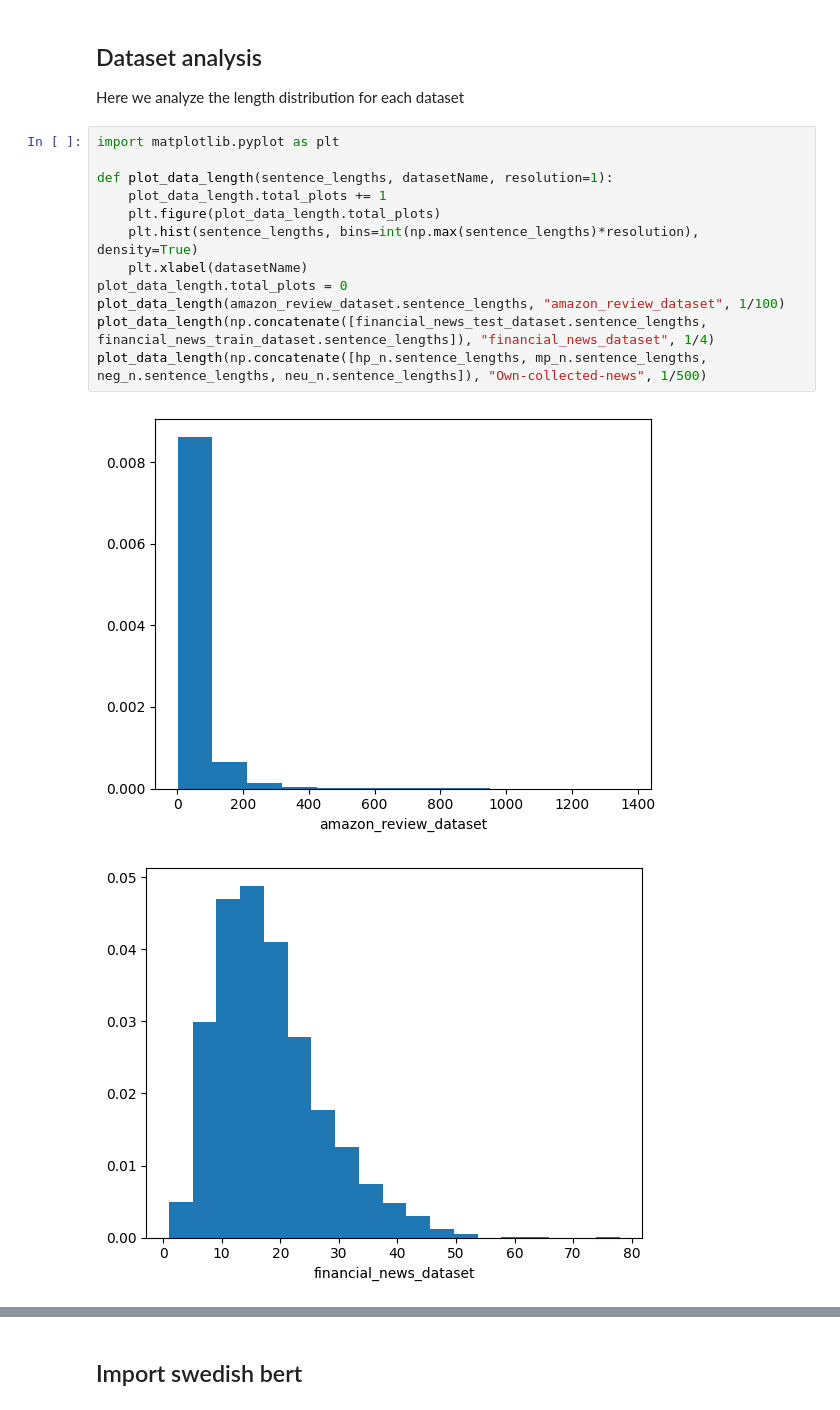
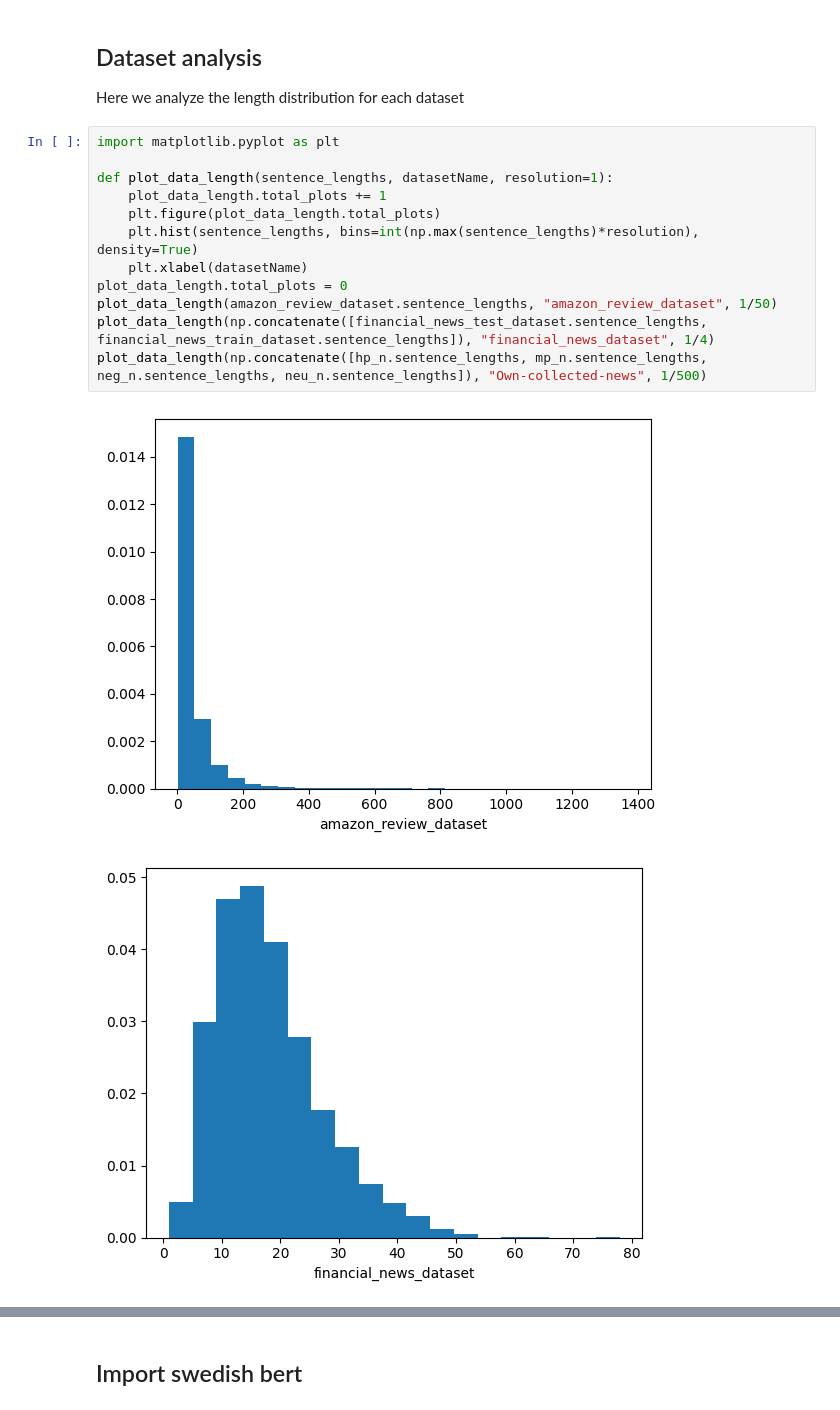
Before and after one commit to EliasLeijon/NLP-DocBERT-financial-news-trading, a Jupyter notebook: financialNewsBert.ipynb, the cells around one changed output, grey strips where cells are left out. Cells and saved outputs as stored; diff of their text form.

```diff
--- a/financialNewsBert.ipynb
+++ b/financialNewsBert.ipynb
@@ -66,17 +64,17 @@ Here we analyze the length distribution for each dataset
 # %%
 import matplotlib.pyplot as plt
 
 def plot_data_length(sentence_lengths, datasetName, resolution=1):
     plot_data_length.total_plots += 1
     plt.figure(plot_data_length.total_plots)
     plt.hist(sentence_lengths, bins=int(np.max(sentence_lengths)*resolution), density=True)
     plt.xlabel(datasetName)
 plot_data_length.total_plots = 0
-plot_data_length(amazon_review_dataset.sentence_lengths, "amazon_review_dataset", 1/100)
+plot_data_length(amazon_review_dataset.sentence_lengths, "amazon_review_dataset", 1/50)
 plot_data_length(np.concatenate([financial_news_test_dataset.sentence_lengths, financial_news_train_dataset.sentence_lengths]), "financial_news_dataset", 1/4)
 plot_data_length(np.concatenate([hp_n.sentence_lengths, mp_n.sentence_lengths, neg_n.sentence_lengths, neu_n.sentence_lengths]), "Own-collected-news", 1/500)
 # %% [output]
-[figure, old version]
+[figure, new version]
 [figure]
 [figure]
 # %% [markdown]
```
Also changed, not shown: parts of 8 cells of this notebook.
